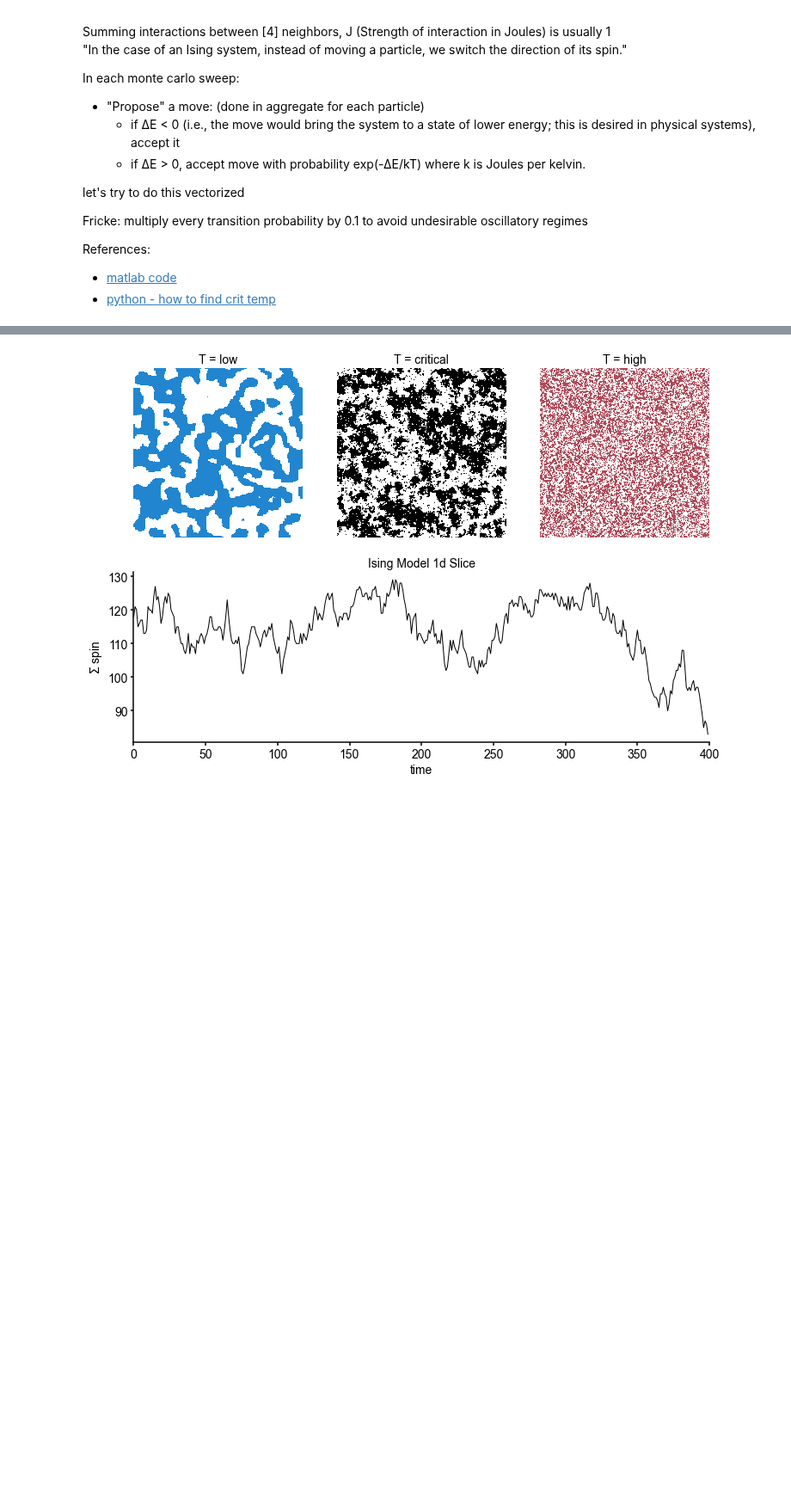
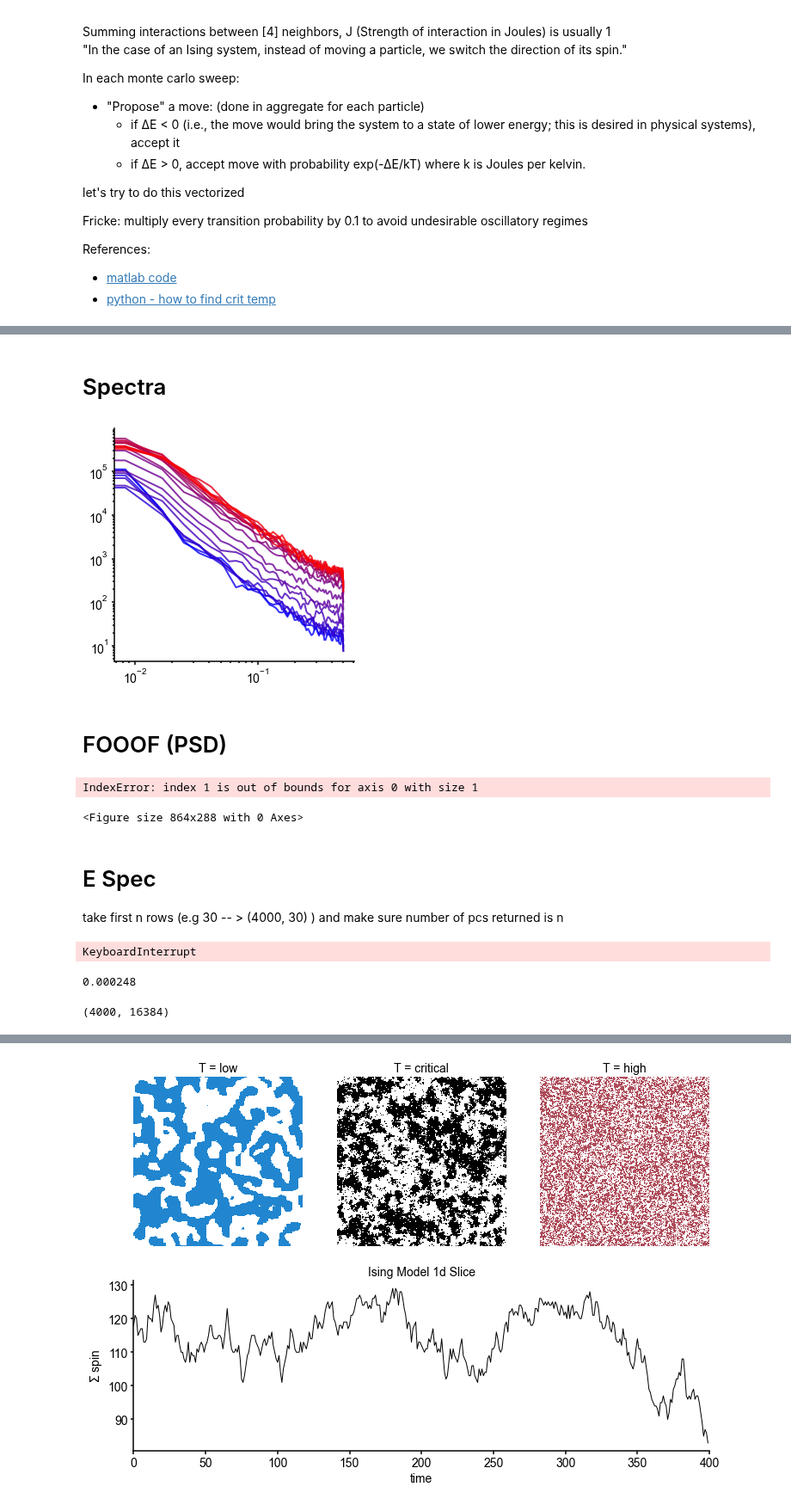
Before and after one commit to voytekresearch/galaxybrain, a Jupyter notebook: notebooks/IsingSimulation.ipynb, the cells around one changed output, grey strips where cells are left out. Shown at 86% size. Saved outputs shown, nothing was run; the diff lists cells and outputs as text; code cells hidden in the pictures; blank space fills up the shorter version.

```diff
--- a/notebooks/IsingSimulation.ipynb
+++ b/notebooks/IsingSimulation.ipynb
@@ -40,0 +70,68 @@ References:
+# %%
+from neurodsp.spectral import compute_spectrum
+
+
+psds = []
+FS       = 1
+NPERSEG  = 120 #400
+NOVERLAP = NPERSEG/2 #int(.8*NPERSEG)
+for tensor, temp in zip(history, temps):
+    ts = tensor.sum(axis=-1).sum(axis=-1)
+    f, spec = compute_spectrum(ts, fs=FS, nperseg=NPERSEG, noverlap=NOVERLAP)
+    psds.append(spec)
+
+freqs = f
+psds = np.array(psds)
+# %% [markdown]
+# Spectra
+# %%
+
+colors = colorcycler(['blue', 'red'], len(temps), default=False)
+plt.figure(figsize=(5,5))
+
+for spec, temp,c in zip(psds, temps, colors):
+    plt.loglog(freqs, spec, label=f'{temp:.2f}', color=c, alpha=0.8)
+# %% [output]
+[figure, added]
+# %% [markdown]
+# FOOOF (PSD)
+# %%
+from ramsey import fooofy
+
+for f_range in [[0, 0.01], [0.05, 0.4]]:
+    plt.figure(figsize=(12,4))
+    for i, val in enumerate(fooofy(freqs, psds, f_range)):
+
+        plt.subplot(1,3,i+1)
+        plt.scatter(temps, val, c=colors, s=30)
+        plt.axvline(CRIT_T)
+# %% [output]
+IndexError: index 1 is out of bounds for axis 0 with size 1
+<Figure size 864x288 with 0 Axes>
+# %% [markdown]
+# E Spec
+
+take first n rows (e.g 30  -- > (4000, 30) ) and make sure number of pcs returned is n
+# %%
+from ramsey import pca
+
+
+especs = []
+for tensor in history[:1]:
+    data = tensor.reshape(4000, -1)
+    especs.append(pca(data, data.shape[0]))
+# %% [output]
+KeyboardInterrupt
+# %%
+import sys
+sys.getsizeof(history)/1e6
+# %% [output]
+0.000248
+# %%
+from ramsey import pca
+
+data = history[4].reshape(4000, -1)
+# es = pca(data, data.shape[0])
+data.shape
+# %% [output]
+(4000, 16384)
```
Also changed, not shown: parts of 8 cells of this notebook, 4 other files.
